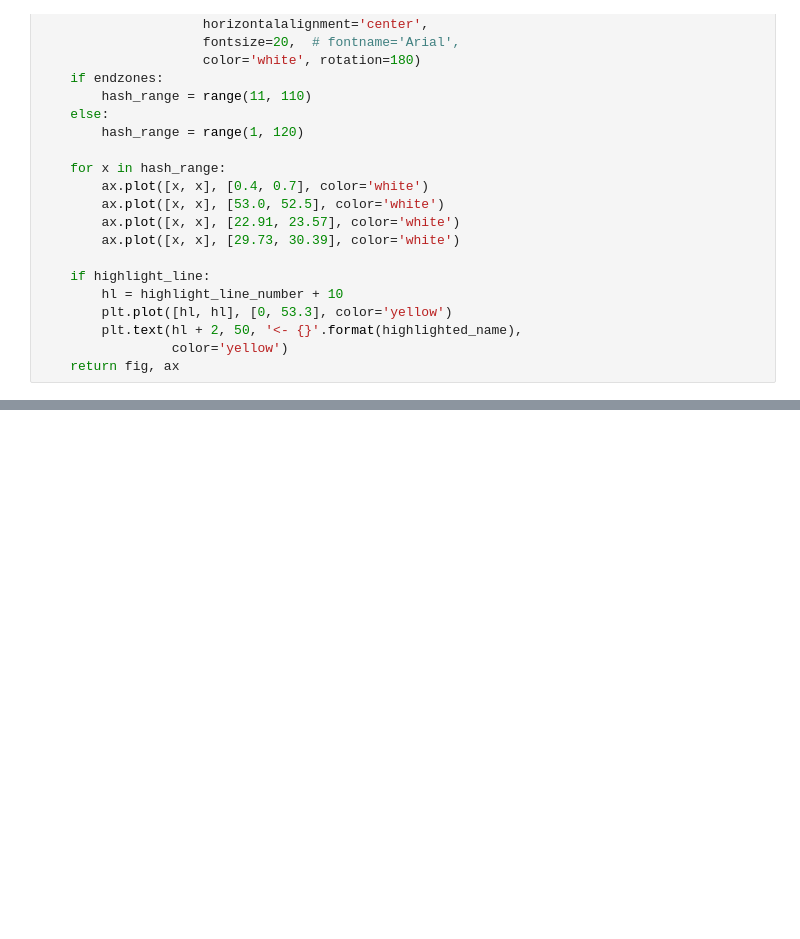
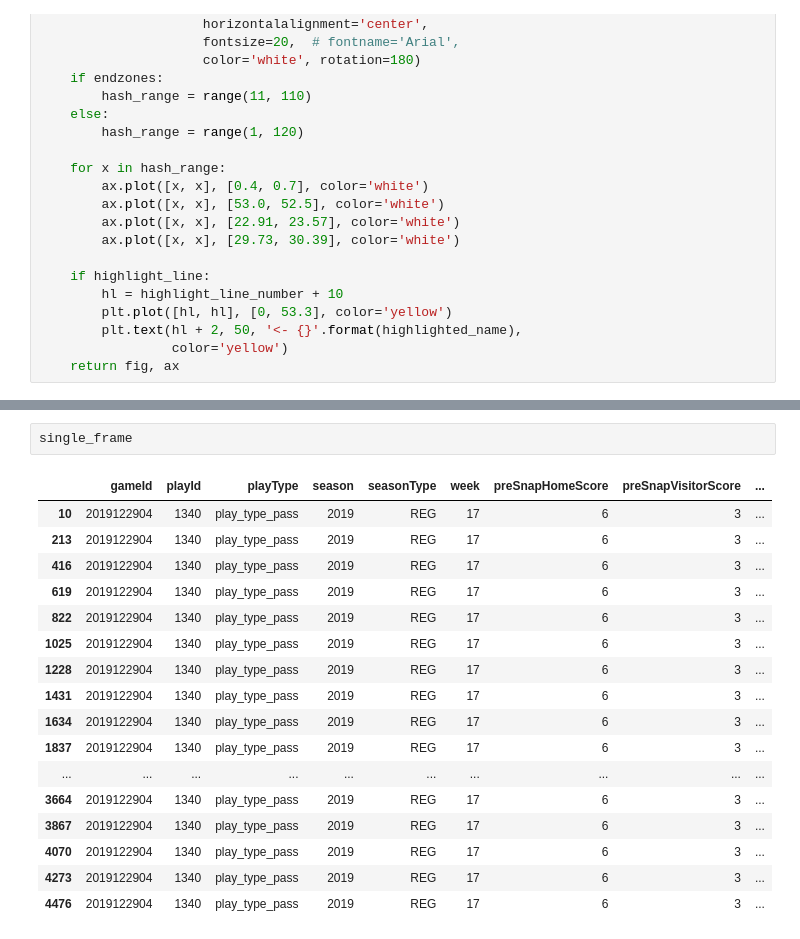
Before and after one commit to mtodisco10/fball_analytics, a Jupyter notebook: MessingAroundWithNFLTrackingData.ipynb, the cells around one changed output, grey strips where cells are left out. Drawn from its saved outputs; the diff is of its cells as text; blank space fills up the shorter version.

```diff
--- a/MessingAroundWithNFLTrackingData.ipynb
+++ b/MessingAroundWithNFLTrackingData.ipynb
@@ -134,0 +135,20 @@ No handles with labels found to put in legend.
+# %%
+single_frame
+# %% [output]
+|  | gameId | playId | playType | season | seasonType | week | preSnapHomeScore | preSnapVisitorScore | ... |
+| 10 | 2019122904 | 1340 | play_type_pass | 2019 | REG | 17 | 6 | 3 | ... |
+| 213 | 2019122904 | 1340 | play_type_pass | 2019 | REG | 17 | 6 | 3 | ... |
+| 416 | 2019122904 | 1340 | play_type_pass | 2019 | REG | 17 | 6 | 3 | ... |
+| 619 | 2019122904 | 1340 | play_type_pass | 2019 | REG | 17 | 6 | 3 | ... |
+| 822 | 2019122904 | 1340 | play_type_pass | 2019 | REG | 17 | 6 | 3 | ... |
+| 1025 | 2019122904 | 1340 | play_type_pass | 2019 | REG | 17 | 6 | 3 | ... |
+| 1228 | 2019122904 | 1340 | play_type_pass | 2019 | REG | 17 | 6 | 3 | ... |
+| 1431 | 2019122904 | 1340 | play_type_pass | 2019 | REG | 17 | 6 | 3 | ... |
+| 1634 | 2019122904 | 1340 | play_type_pass | 2019 | REG | 17 | 6 | 3 | ... |
+| 1837 | 2019122904 | 1340 | play_type_pass | 2019 | REG | 17 | 6 | 3 | ... |
+| ... | ... | ... | ... | ... | ... | ... | ... | ... | ... |
+| 3664 | 2019122904 | 1340 | play_type_pass | 2019 | REG | 17 | 6 | 3 | ... |
+| 3867 | 2019122904 | 1340 | play_type_pass | 2019 | REG | 17 | 6 | 3 | ... |
+| 4070 | 2019122904 | 1340 | play_type_pass | 2019 | REG | 17 | 6 | 3 | ... |
+| 4273 | 2019122904 | 1340 | play_type_pass | 2019 | REG | 17 | 6 | 3 | ... |
+| 4476 | 2019122904 | 1340 | play_type_pass | 2019 | REG | 17 | 6 | 3 | ... |
```
Also changed, not shown: parts of 8 cells of this notebook.
